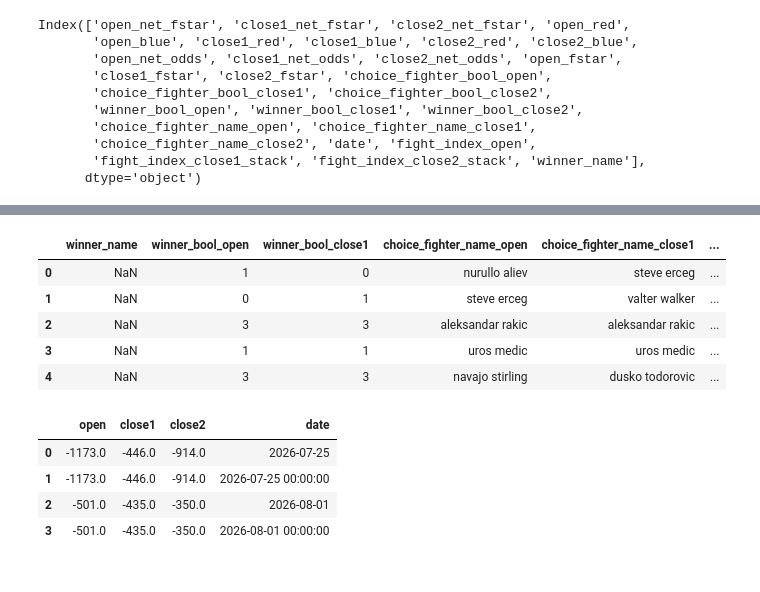
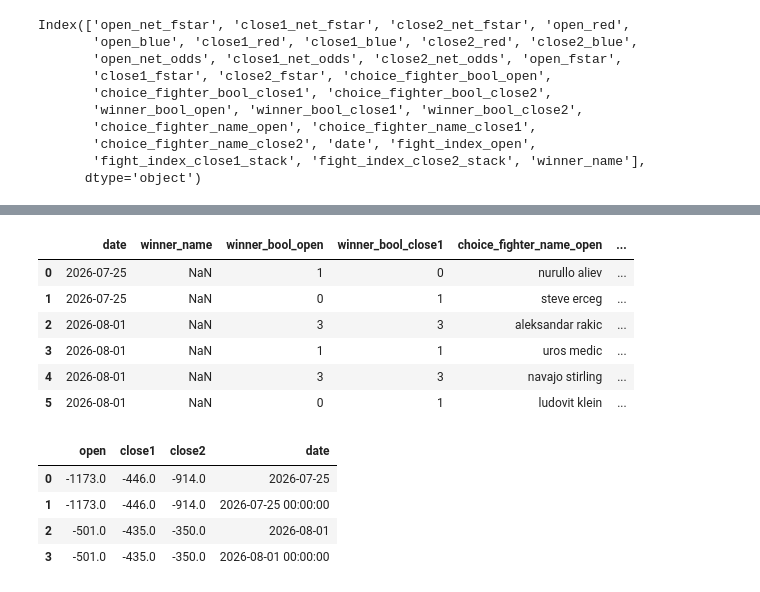
Before and after one commit to jcmarkowicz/sports_betting, a Jupyter notebook: UpcomingPicks/test_nbs/upcoming_picks.ipynb, the cells around one changed output, grey strips where cells are left out. Drawn from its saved outputs; the diff is of its cells as text; code cells hidden in the pictures.

```diff
--- a/UpcomingPicks/test_nbs/upcoming_picks.ipynb
+++ b/UpcomingPicks/test_nbs/upcoming_picks.ipynb
@@ -96,12 +93,13 @@ Name: winner_name, dtype: object
 # %%
-df_parlay.head()[['winner_name', 'winner_bool_open', 'winner_bool_close1', 'choice_fighter_name_open', 'choice_fighter_name_close1', 'fight_index_open', 'fight_index_close1_stack', 'fight_index_close2_stack']]
+df_parlay[['date','winner_name', 'winner_bool_open', 'winner_bool_close1', 'choice_fighter_name_open', 'choice_fighter_name_close1', 'fight_index_open', 'fight_index_close1_stack', 'fight_index_close2_stack']]
 # %% [output]
-|  | winner_name | winner_bool_open | winner_bool_close1 | choice_fighter_name_open | choice_fighter_name_close1 | ... |
-| 0 | NaN | 1 | 0 | nurullo aliev | steve erceg | ... |
-| 1 | NaN | 0 | 1 | steve erceg | valter walker | ... |
-| 2 | NaN | 3 | 3 | aleksandar rakic | aleksandar rakic | ... |
-| 3 | NaN | 1 | 1 | uros medic | uros medic | ... |
-| 4 | NaN | 3 | 3 | navajo stirling | dusko todorovic | ... |
+|  | date | winner_name | winner_bool_open | winner_bool_close1 | choice_fighter_name_open | ... |
+| 0 | 2026-07-25 | NaN | 1 | 0 | nurullo aliev | ... |
+| 1 | 2026-07-25 | NaN | 0 | 1 | steve erceg | ... |
+| 2 | 2026-08-01 | NaN | 3 | 3 | aleksandar rakic | ... |
+| 3 | 2026-08-01 | NaN | 1 | 1 | uros medic | ... |
+| 4 | 2026-08-01 | NaN | 3 | 3 | navajo stirling | ... |
+| 5 | 2026-08-01 | NaN | 0 | 1 | ludovit klein | ... |
 # %%
 def returns_by_date():
 
```
Also changed, not shown: parts of 3 cells of this notebook, 2 other files.
